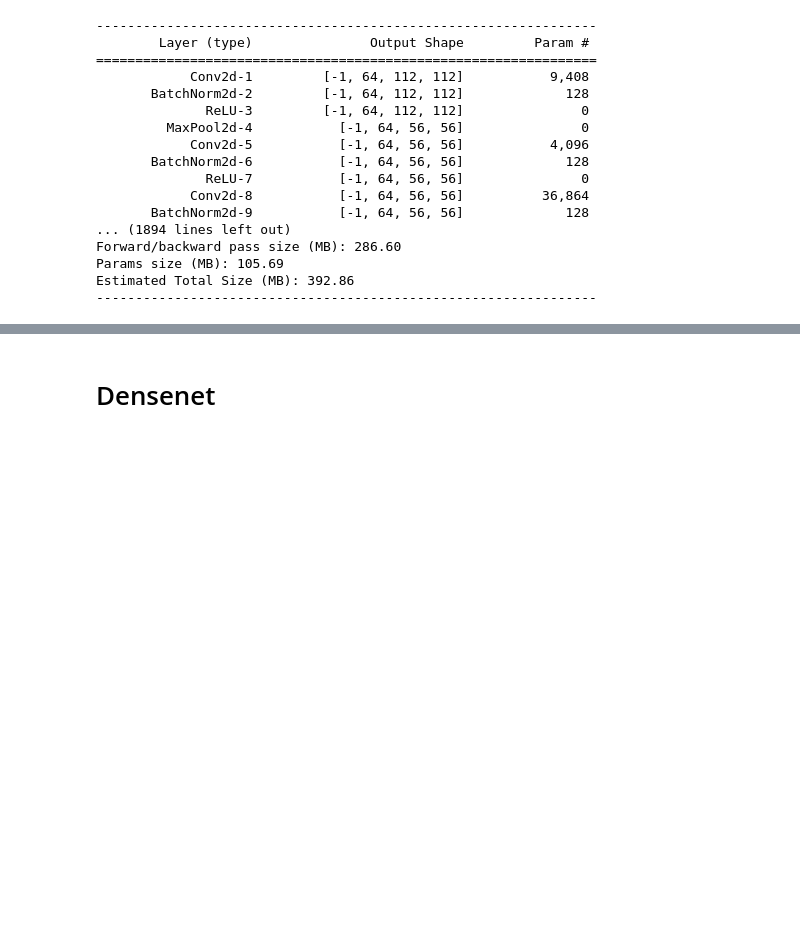
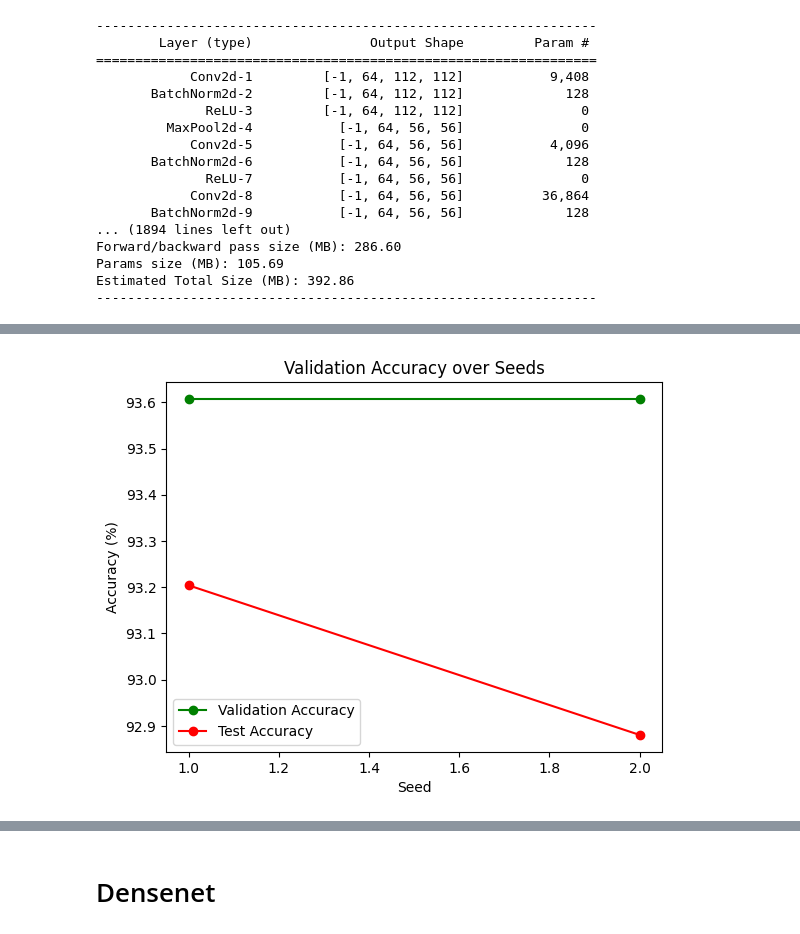
Before and after one commit to rishabh-mondal/AAAI_BK_Paper, a Jupyter notebook: detection_through_torch/compare_model_torch.ipynb, the cells around one changed output, grey strips where cells are left out. Drawn from its saved outputs; the diff is of its cells as text; code cells hidden in the pictures; blank space fills up the shorter version.

```diff
--- a/detection_through_torch/compare_model_torch.ipynb
+++ b/detection_through_torch/compare_model_torch.ipynb
@@ -362,0 +406,11 @@ plt.savefig('train_val_dense_accuracy.png')
+# %%
+#plot validation  over seeds
+seed_range = range(1, len(seeds) + 1)
+plt.plot(seed_range, val_acc_per_seed, 'o-',label='Validation Accuracy', color='green')
+plt.plot(seed_range, test_accuracies_per_seed, 'o-', label='Test Accuracy', color='red')
+plt.xlabel('Seed')
+plt.ylabel('Accuracy (%)')
+plt.title('Validation Accuracy over Seeds')
+plt.legend();
+# %% [output]
+[figure, added]
```
Also changed, not shown: parts of 16 cells of this notebook.
